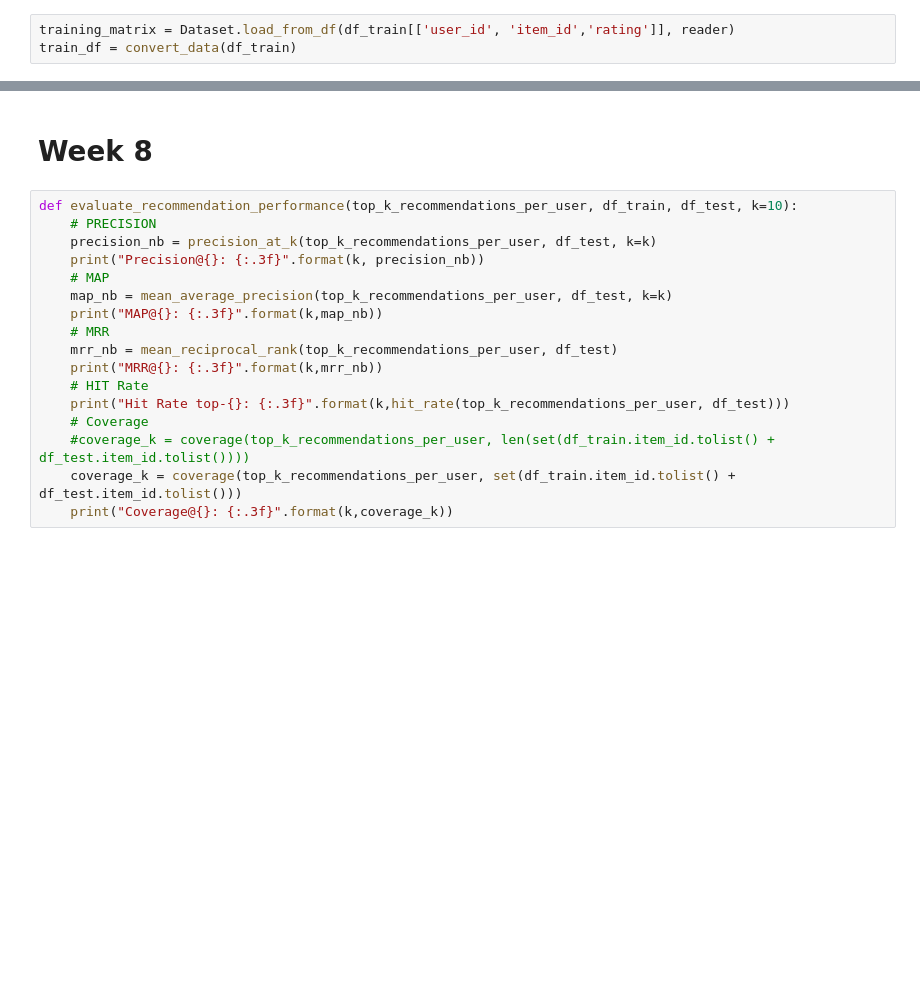
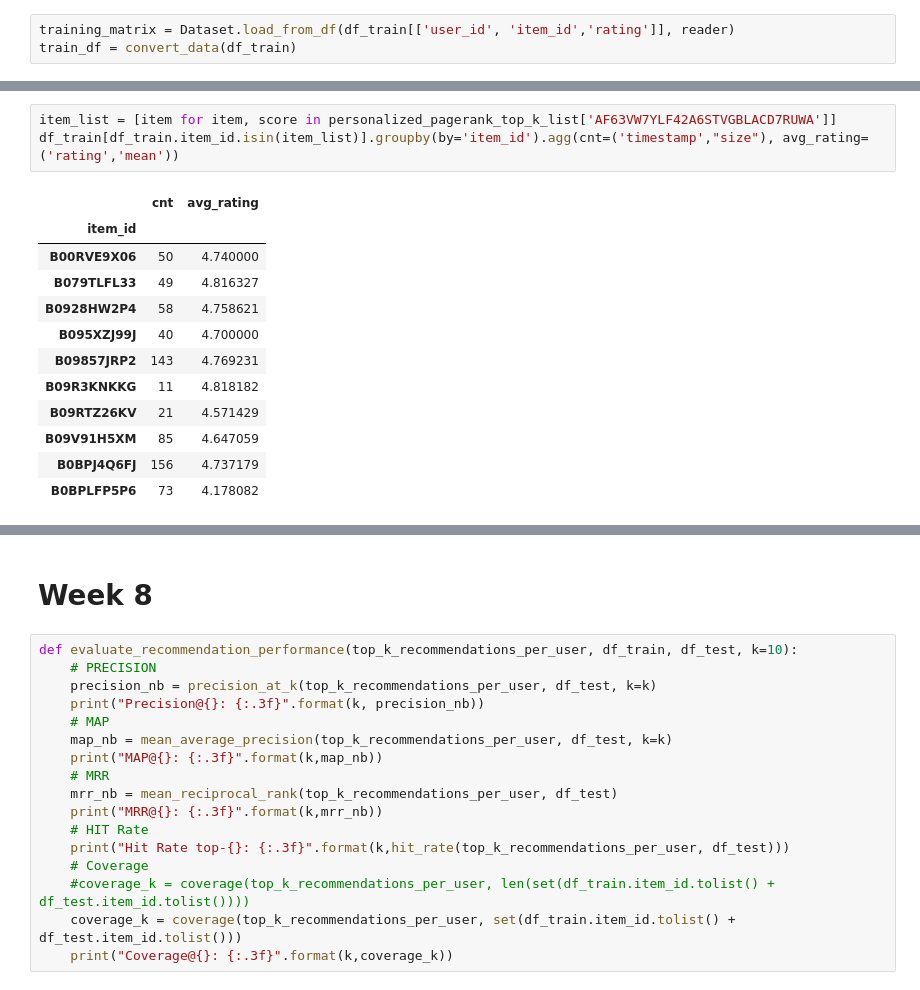
Before and after one commit to danielpenchev98/Web-Recommender-Systems-2025, a Jupyter notebook: project/project.ipynb, the cells around one changed output, grey strips where cells are left out. Saved outputs shown, nothing was run; the diff lists cells and outputs as text; blank space fills up the shorter version.

```diff
--- a/project/project.ipynb
+++ b/project/project.ipynb
@@ -678,0 +757,16 @@ top_k_list
+# %%
+item_list = [item for item, score in personalized_pagerank_top_k_list['AF63VW7YLF42A6STVGBLACD7RUWA']]
+df_train[df_train.item_id.isin(item_list)].groupby(by='item_id').agg(cnt=('timestamp',"size"), avg_rating=('rating','mean'))
+# %% [output]
+|  | cnt | avg_rating |
+| item_id |  |  |
+| B00RVE9X06 | 50 | 4.740000 |
+| B079TLFL33 | 49 | 4.816327 |
+| B0928HW2P4 | 58 | 4.758621 |
+| B095XZJ99J | 40 | 4.700000 |
+| B09857JRP2 | 143 | 4.769231 |
+| B09R3KNKKG | 11 | 4.818182 |
+| B09RTZ26KV | 21 | 4.571429 |
+| B09V91H5XM | 85 | 4.647059 |
+| B0BPJ4Q6FJ | 156 | 4.737179 |
+| B0BPLFP5P6 | 73 | 4.178082 |
```
Also changed, not shown: parts of 55 cells of this notebook, 4 other files.
